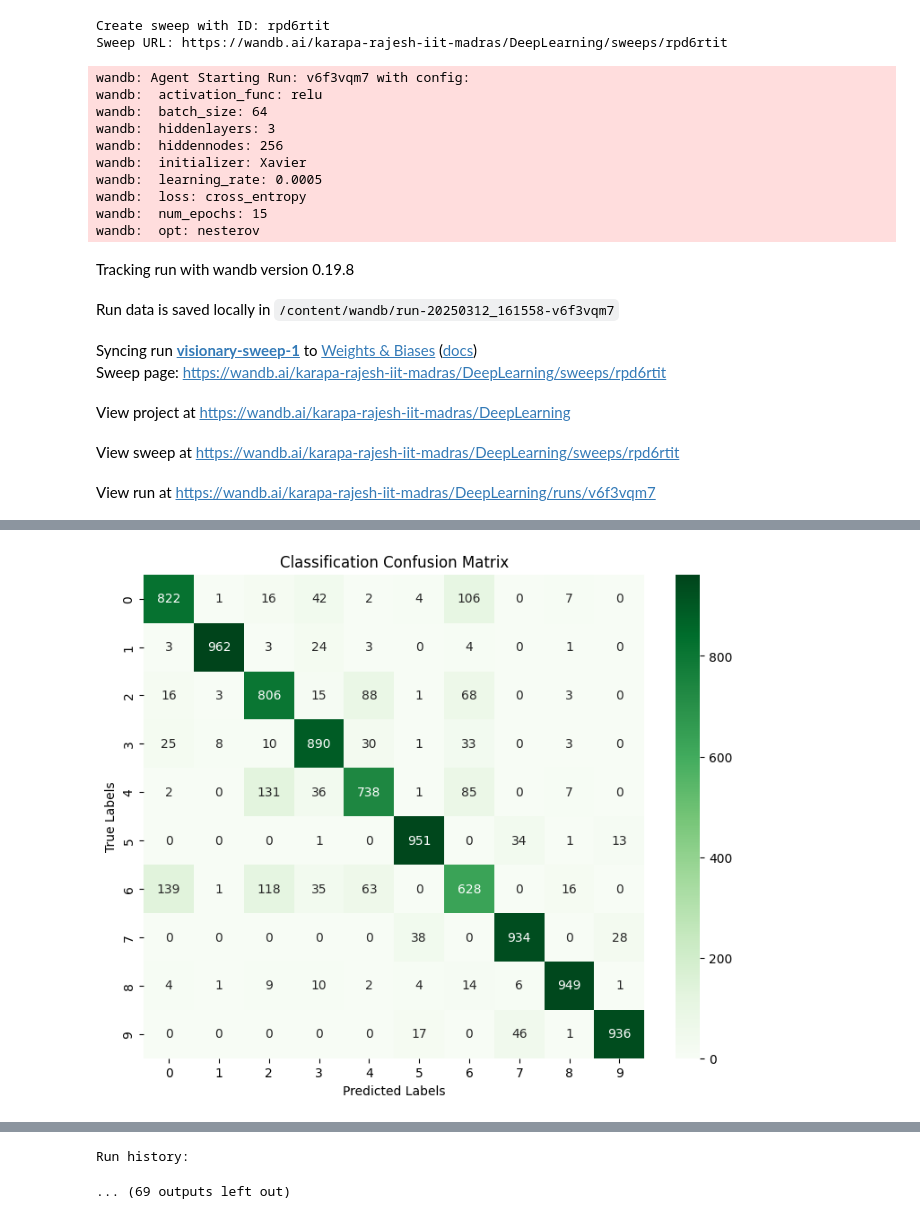
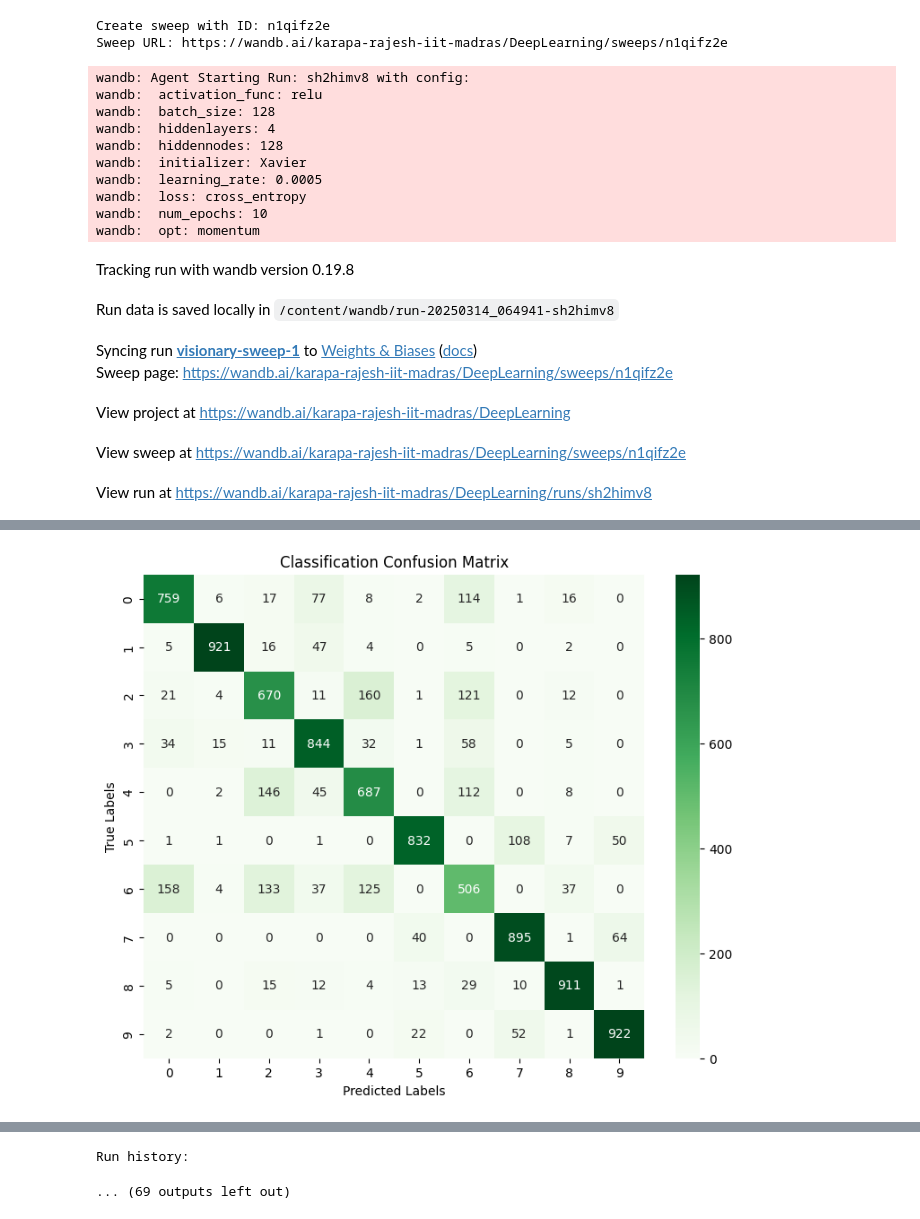
Before and after one commit to SaiRajesh228/DeepLearningAssignment1, a Jupyter notebook: DA6401_ASSIGNMENT1.ipynb, the cells around one changed output, grey strips where cells are left out. Cells and saved outputs as stored; diff of their text form; code cells hidden in the pictures.

```diff
--- a/DA6401_ASSIGNMENT1.ipynb
+++ b/DA6401_ASSIGNMENT1.ipynb
@@ -108,6 +108,20 @@ class DeepNeuralNet:
                 self.weights[i] -= lr * grad_w[i]
                 self.biases[i] -= lr * grad_b[i]
 
+        elif optim == "momentum":
+            # Use default momentum value if not provided in config
+            momentum_val = getattr(settings, 'momentum', 0.5)
+            if "momentum" not in states:
+                states["momentum"] = {
+                    "v_w": [np.zeros_like(w) for w in self.weights],
+                    "v_b": [np.zeros_like(b) for b in self.biases]
+                }
+            for i in range(self.layer_count):
+                states["momentum"]["v_w"][i] = momentum_val * states["momentum"]["v_w"][i] + grad_w[i]
+                self.weights[i] -= lr * states["momentum"]["v_w"][i]
+                states["momentum"]["v_b"][i] = momentum_val * states["momentum"]["v_b"][i] + grad_b[i]
+                self.biases[i] -= lr * states["momentum"]["v_b"][i]
+
         elif optim == "nesterov":
             if "nesterov" not in states:
                 states["nesterov"] = {
@@ -116,10 +130,8 @@ class DeepNeuralNet:
                 }
             momentum = 0.9
             for i in range(self.layer_count):
-                # Correct Nesterov implementation
                 states["nesterov"]["v_w"][i] = momentum * states["nesterov"]["v_w"][i] + grad_w[i]
                 self.weights[i] -= lr * (momentum * states["nesterov"]["v_w"][i] + grad_w[i])
-
                 states["nesterov"]["v_b"][i] = momentum * states["nesterov"]["v_b"][i] + grad_b[i]
                 self.biases[i] -= lr * (momentum * states["nesterov"]["v_b"][i] + grad_b[i])
 
@@ -134,7 +146,6 @@ class DeepNeuralNet:
             for i in range(self.layer_count):
                 states["rmsprop"]["cache_w"][i] = gamma * states["rmsprop"]["cache_w"][i] + (1 - gamma) * (grad_w[i]**2)
                 self.weights[i] -= lr * grad_w[i] / (np.sqrt(states["rmsprop"]["cache_w"][i]) + eps)
-
                 states["rmsprop"]["cache_b"][i] = gamma * states["rmsprop"]["cache_b"][i] + (1 - gamma) * (grad_b[i]**2)
                 self.biases[i] -= lr * grad_b[i] / (np.sqrt(states["rmsprop"]["cache_b"][i]) + eps)
 
@@ -150,22 +161,48 @@ class DeepNeuralNet:
             beta1 = 0.9
             beta2 = 0.999
             eps = 1e-8
-
             states["adam"]["step"] += 1
             t = states["adam"]["step"]
-
             for i in range(self.layer_count):
                 states["adam"]["m_w"][i] = beta1 * states["adam"]["m_w"][i] + (1 - beta1) * grad_w[i]
                 states["adam"]["v_w"][i] = beta2 * states["adam"]["v_w"][i] + (1 - beta2) * (grad_w[i]**2)
                 m_w_adj = states["adam"]["m_w"][i] / (1 - beta1**t)
                 v_w_adj = states["adam"]["v_w"][i] / (1 - beta2**t)
                 self.weights[i] -= lr * m_w_adj / (np.sqrt(v_w_adj) + eps)
-
                 states["adam"]["m_b"][i] = beta1 * states["adam"]["m_b"][i] + (1 - beta1) * grad_b[i]
                 states["adam"]["v_b"][i] = beta2 * states["adam"]["v_b"][i] + (1 - beta2) * (grad_b[i]**2)
                 m_b_adj = states["adam"]["m_b"][i] / (1 - beta1**t)
                 v_b_adj = states["adam"]["v_b"][i] / (1 - beta2**t)
                 self.biases[i] -= lr * m_b_adj / (np.sqrt(v_b_adj) + eps)
+
+        elif optim == "nadam":
+            if "nadam" not in states:
+                states["nadam"] = {
+                    "m_w": [np.zeros_like(w) for w in self.weights],
+                    "v_w": [np.zeros_like(w) for w in self.weights],
+                    "m_b": [np.zeros_like(b) for b in self.biases],
+                    "v_b": [np.zeros_like(b) for b in self.biases],
+                    "step": 0
+                }
+            beta1 = getattr(settings, 'beta1', 0.9)
+            beta2 = getattr(settings, 'beta2', 0.999)
+            eps = getattr(settings, 'eps', 1e-8)
+            states["nadam"]["step"] += 1
+            t = states["nadam"]["step"]
+            for i in range(self.layer_count):
+                states["nadam"]["m_w"][i] = beta1 * states["nadam"]["m_w"][i] + (1 - beta1) * grad_w[i]
+                states["nadam"]["v_w"][i] = beta2 * states["nadam"]["v_w"][i] + (1 - beta2) * (grad_w[i]**2)
+                m_w_hat = states["nadam"]["m_w"][i] / (1 - beta1**t)
+                v_w_hat = states["nadam"]["v_w"][i] / (1 - beta2**t)
+                m_w_bar = beta1 * m_w_hat + ((1 - beta1) * grad_w[i]) / (1 - beta1**t)
+                self.weights[i] -= lr * m_w_bar / (np.sqrt(v_w_hat) + eps)
+
+                states["nadam"]["m_b"][i] = beta1 * states["nadam"]["m_b"][i] + (1 - beta1) * grad_b[i]
+                states["nadam"]["v_b"][i] = beta2 * states["nadam"]["v_b"][i] + (1 - beta2) * (grad_b[i]**2)
+                m_b_hat = states["nadam"]["m_b"][i] / (1 - beta1**t)
+                v_b_hat = states["nadam"]["v_b"][i] / (1 - beta2**t)
+                m_b_bar = beta1 * m_b_hat + ((1 - beta1) * grad_b[i]) / (1 - beta1**t)
+                self.biases[i] -= lr * m_b_bar / (np.sqrt(v_b_hat) + eps)
 
         return states
 
@@ -212,7 +249,7 @@ def execute_training():
     input_dim = train_X.shape[1]
     hidden_arch = [cfg.hiddennodes] * cfg.hiddenlayers
     model = DeepNeuralNet(input_dim, hidden_arch, num_classes,
-                        activation=cfg.activation_func, init_scheme=cfg.initializer)
+                          activation=cfg.activation_func, init_scheme=cfg.initializer)
 
     optimizer_states = {}
     grad_clip_value = 1.0  # Gradient clipping threshold
@@ -271,7 +308,7 @@ sweep_config = {
         'learning_rate': {'values': [1e-3, 5e-4]},  # Higher learning rates
         'initializer': {'values': ["Xavier"]},  # Force proper initialization
         'batch_size': {'values': [64, 128]},
-        'opt': {'values': ["adam", "nesterov", "rmsprop"]},
+        'opt': {'values': ["adam", "nesterov", "rmsprop", "momentum", "nadam"]},
         'activation_func': {'values': ["relu"]},  # Better for deep networks
         'loss': {'values': ["cross_entropy"]}
     }
@@ -283,22 +320,22 @@ if __name__ == "__main__":
     sweep_id = wandb.sweep(sweep_config, project="DeepLearning")
     wandb.agent(sweep_id, function=execute_training, count=5)
 # %% [output]
-Create sweep with ID: rpd6rtit
-Sweep URL: https://wandb.ai/karapa-rajesh-iit-madras/DeepLearning/sweeps/rpd6rtit
+Create sweep with ID: n1qifz2e
+Sweep URL: https://wandb.ai/karapa-rajesh-iit-madras/DeepLearning/sweeps/n1qifz2e
-wandb: Agent Starting Run: v6f3vqm7 with config:
+wandb: Agent Starting Run: sh2himv8 with config:
 wandb:  activation_func: relu
-wandb:  batch_size: 64
-wandb:  hiddenlayers: 3
-wandb:  hiddennodes: 256
+wandb:  batch_size: 128
+wandb:  hiddenlayers: 4
+wandb:  hiddennodes: 128
 wandb:  initializer: Xavier
 wandb:  learning_rate: 0.0005
 wandb:  loss: cross_entropy
-wandb:  num_epochs: 15
-wandb:  opt: nesterov
+wandb:  num_epochs: 10
+wandb:  opt: momentum
 Tracking run with wandb version 0.19.8
-Run data is saved locally in /content/wandb/run-20250312_161558-v6f3vqm7
+Run data is saved locally in /content/wandb/run-20250314_064941-sh2himv8
 Syncing run visionary-sweep-1 to Weights & Biases (docs)
-Sweep page: https://wandb.ai/karapa-rajesh-iit-madras/DeepLearning/sweeps/rpd6rtit
+Sweep page: https://wandb.ai/karapa-rajesh-iit-madras/DeepLearning/sweeps/n1qifz2e
 View project at https://wandb.ai/karapa-rajesh-iit-madras/DeepLearning
-View sweep at https://wandb.ai/karapa-rajesh-iit-madras/DeepLearning/sweeps/rpd6rtit
+View sweep at https://wandb.ai/karapa-rajesh-iit-madras/DeepLearning/sweeps/n1qifz2e
-View run at https://wandb.ai/karapa-rajesh-iit-madras/DeepLearning/runs/v6f3vqm7
+View run at https://wandb.ai/karapa-rajesh-iit-madras/DeepLearning/runs/sh2himv8
@@ -321,4 +353,4 @@ Final Test Accuracy: 0.8616
-[figure, old version]
+[figure, new version]
 [interactive output not drawn]
 Run history:
 ... (69 outputs left out)
```
Also changed, not shown: parts of 1 cell of this notebook.
